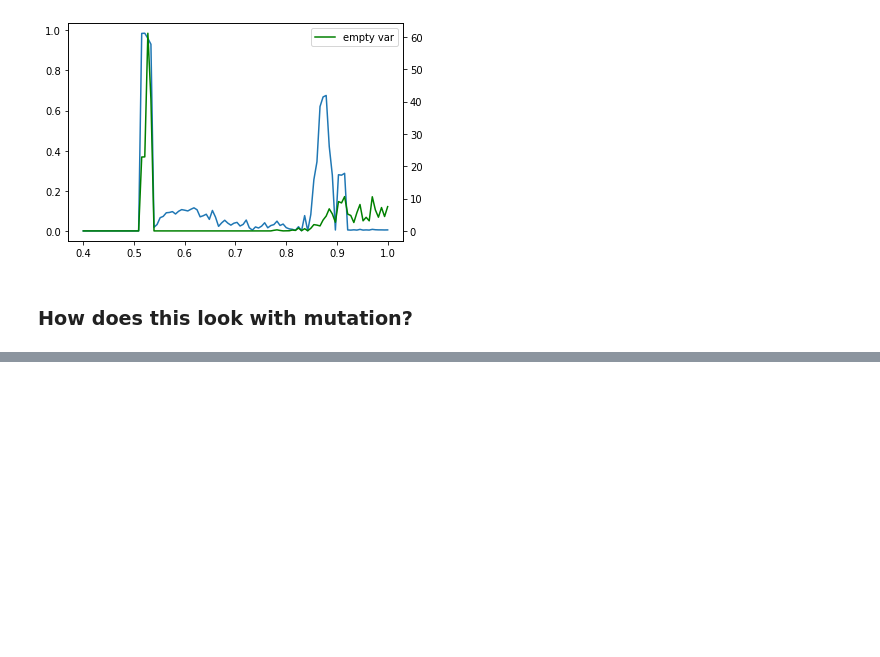
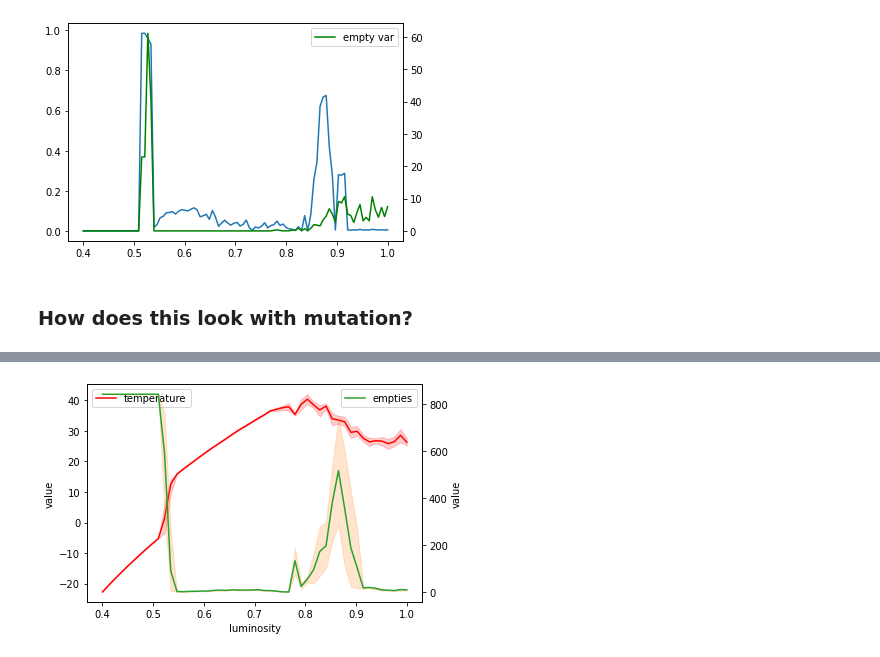
Before and after one commit to timjdavey/incoherence, a Jupyter notebook: notebooks/Analysis Daisyworld.ipynb, the cells around one changed output, grey strips where cells are left out. Drawn from its saved outputs; the diff is of its cells as text; code cells hidden in the pictures; blank space fills up the shorter version.

Commit message:
beginning to generate figures for paper

```diff
--- a/notebooks/Analysis Daisyworld.ipynb
+++ b/notebooks/Analysis Daisyworld.ipynb
@@ -403,11 +403,11 @@ for key, value in complexities.items():
 # %% [output]
 [figure]
 # %%
-def df_y(data, luminosities):
-    return pd.DataFrame(value).assign(luminosity=luminosities).melt(id_vars="luminosity")
+def df_y(data, x):
+    return pd.DataFrame(data).assign(luminosity=x).melt(id_vars="luminosity")
 
-def plot_y(values, luminosities, ax=None, label=None):
-    sns.lineplot(data=df_y(values, luminosities), x='luminosity', y='value', label=label, ax=ax)
+def plot_y(values, lums, ax=None, label=None, color=None):
+    sns.lineplot(data=df_y(values, lums), x='luminosity', y='value', label=label, ax=ax, color=color)
 # %%
 import matplotlib.pyplot as plt
 fig, ax1 = plt.subplots()
@@ -471,7 +471,9 @@ Simulating 182
 # %%
 import matplotlib.pyplot as plt
 fig, ax1 = plt.subplots()
 ax2 = ax1.twinx()
 
-plot_y(temperature, luminosities, ax1, "temperature")
+plot_y(temperature, luminosities, ax1, "temperature", "red")
 plot_y(empties, luminosities, ax2, "empties")
+# %% [output]
+[figure, added]
```
Also changed, not shown: parts of 11 cells of this notebook, 7 other files.
